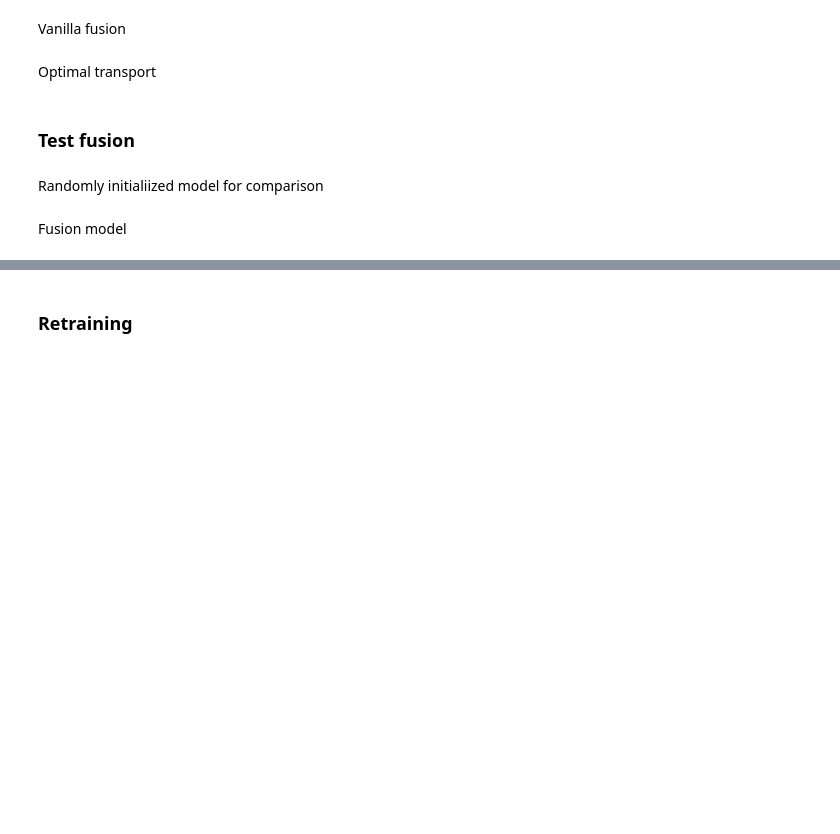
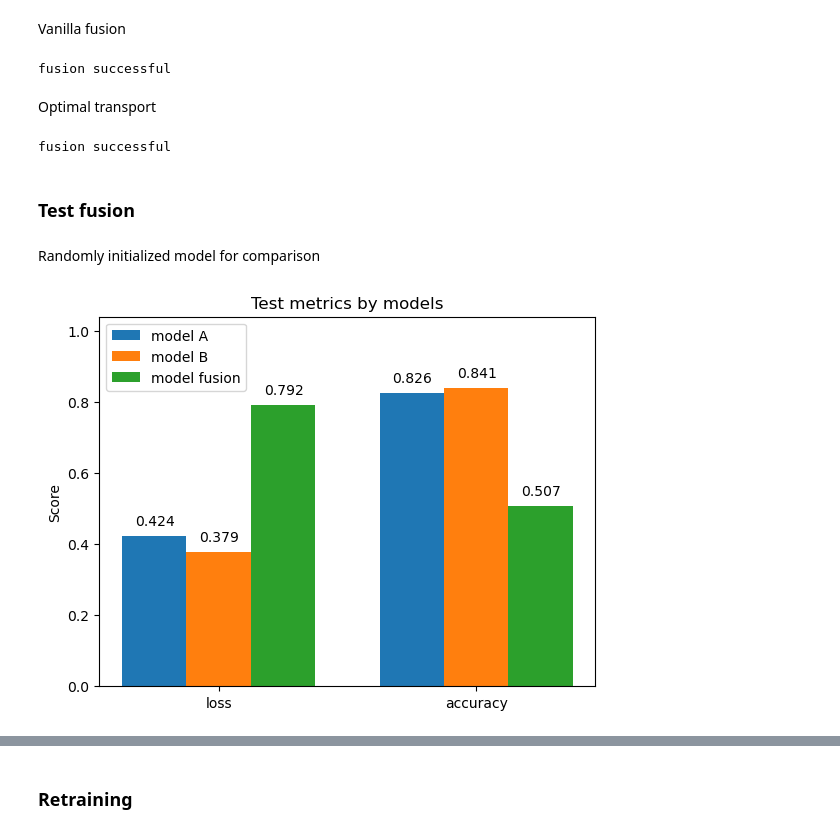
Before and after one commit to Yahnnosh/Exploring-Model-Fusion-with-Optimal-Transport-on-Transformers, a Jupyter notebook: model_fusion2.ipynb, the cells around one changed output, grey strips where cells are left out. Saved outputs shown, nothing was run; the diff lists cells and outputs as text; code cells hidden in the pictures; blank space fills up the shorter version.

Commit message:
model_fusion2, utils now fully working

```diff
--- a/model_fusion2.ipynb
+++ b/model_fusion2.ipynb
@@ -115,27 +148,11 @@ train_early_stopping(model_name='B',
 ### (Optional) load models
 # %%
 # load parent models
-modelA = TransformerClassifier(src_pad_idx = pad_idx,
-                               enc_voc_size = voc_size,
-                               max_len = 256,
-                               d_model = 512,
-                               ffn_hidden = 2048,
-                               n_head = 1,
-                               n_layers = 1,
-                               drop_prob = 0.1,
-                               device = device)
-modelB = TransformerClassifier(src_pad_idx = pad_idx,
-                               enc_voc_size = voc_size,
-                               max_len = 256,
-                               d_model = 512,
-                               ffn_hidden = 2048,
-                               n_head = 1,
-                               n_layers = 1,
-                               drop_prob = 0.1,
-                               device = device)
+modelA = new_model(embedding, pad_idx, voc_size, device) # init model
+modelB = new_model(embedding, pad_idx, voc_size, device) # init model
 
-modelA.load_state_dict(torch.load('./Models/modelA'))
-modelB.load_state_dict(torch.load('./Models/modelB'))
+modelA = torch.load('./Models/parallel_training/modelA_IMDB_256')
+modelB = torch.load('./Models/parallel_training/modelB_IMDB_256')
 
 modelA = modelA.to(device) # put on CPU/GPU
 modelB = modelB.to(device) # put on CPU/GPU
@@ -149,2 +163,6 @@ model_fusion = model_fusion.to(device)
+# %%
+model_fusion_vanilla = vanilla_fusion(modelA=modelA, modelB=modelB, pad_idx=pad_idx, voc_size=voc_size, embedding=embedding, device=device)
+# %% [output]
+fusion successful
 # %% [markdown]
 Optimal transport
@@ -165,4 +169,8 @@ model_fusion = model_fusion.to(device)
+# %%
+model_fusion = ot_fusion(modelA, modelB, train_iter, embedding, pad_idx, voc_size, device, fusion_ratio=0.5)
+# %% [output]
+fusion successful
 # %% [markdown]
 ### Test fusion
 # %% [markdown]
-Randomly initialiized model for comparison
+Randomly initialized model for comparison
@@ -180,2 +177,7 @@ test_fusion(modelA, modelB, TransformerClassifier(src_pad_idx = pad_idx,
-# %% [markdown]
-Fusion model
+# %%
+# test with new randomly initialized transformer
+model_random = new_model(embedding, pad_idx, voc_size, device) # init model
+
+test_fusion(modelA, modelB, model_random, test_iter, device)
+# %% [output]
+[figure, added]
```
Also changed, not shown: parts of 22 cells of this notebook, 8 other files.
